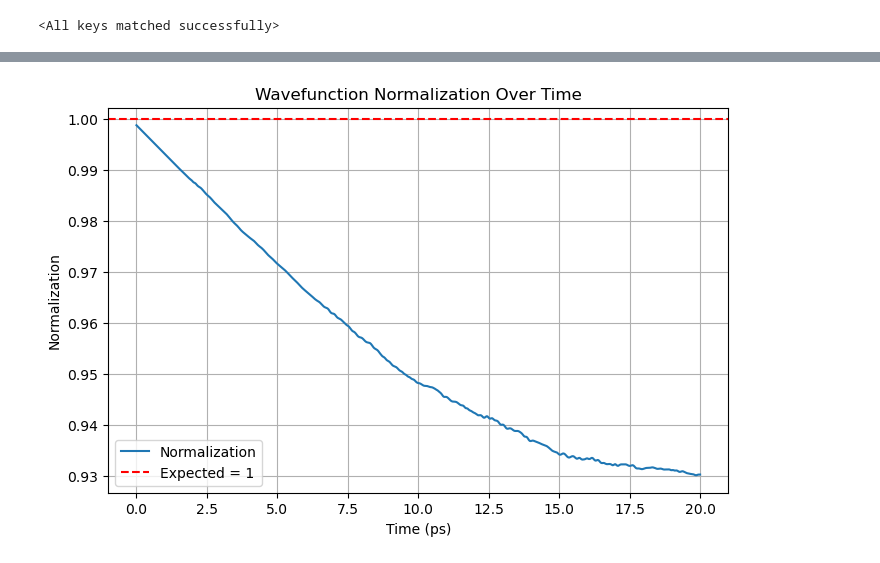
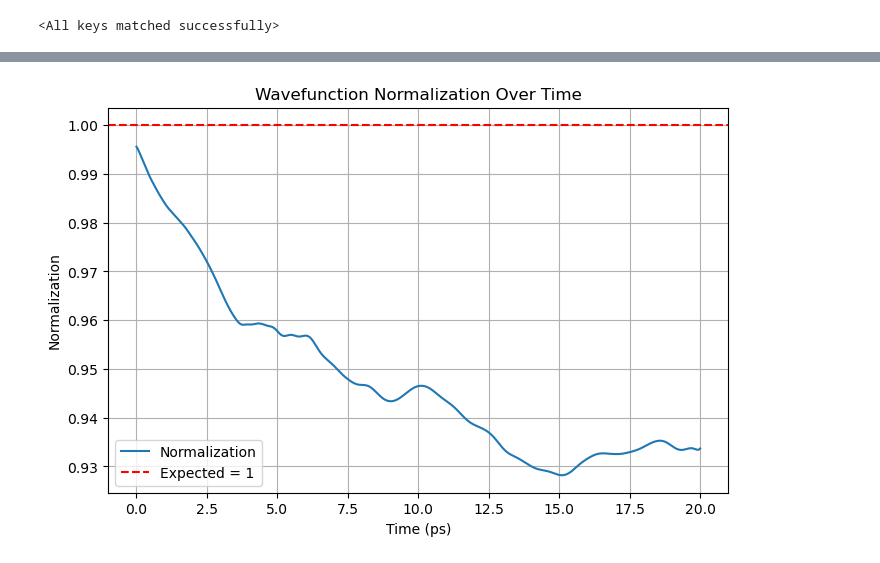
Before and after one commit to thash-jkr/Schrodinger-PINN, a Jupyter notebook: src/model_tester.ipynb, the cells around one changed output, grey strips where cells are left out. Cells and saved outputs as stored; diff of their text form; code cells hidden in the pictures.

```diff
--- a/src/model_tester.ipynb
+++ b/src/model_tester.ipynb
@@ -85,11 +85,11 @@ class PINN(nn.Module):
 
     def generator(self, T_min, T_max):
         t_collocation = np.random.uniform(T_min, T_max, self.n_collocation)
-        x_qd_collocation = np.where(t_collocation < t1, x0, np.where(t_collocation < t1 + (x1 - x0) / vQD, x0 + vQD * (t_collocation - t1), x1))
-        x_collocation = np.random.normal(loc=x_qd_collocation, scale=25.0, size=self.n_collocation)
+        x_qd_collocation = self.x_qd_tanh(t_collocation, np)
+        x_collocation = np.random.normal(loc=x_qd_collocation, scale=30.0, size=self.n_collocation)
 
         x_c = np.where(T_min < t1, x0, np.where(T_min < t1 + (x1 - x0) / vQD, x0 + vQD * (T_min - t1), x1))
-        x_initial = np.random.normal(loc=x_c, scale=25.0, size=self.n_initial)
+        x_initial = np.random.normal(loc=x_c, scale=30.0, size=self.n_initial)
         t_initial = np.full(self.n_initial, T_min)
 
         x_boundary = np.concatenate([np.full(self.n_boundary // 2, x_min), np.full(self.n_boundary // 2, x_max)])
@@ -121,7 +121,7 @@ class PINN(nn.Module):
         dv_dx = torch.autograd.grad(v, x_collocation_torch, grad_outputs=torch.ones_like(v), create_graph=True)[0]
         d2v_dx2 = torch.autograd.grad(dv_dx, x_collocation_torch, grad_outputs=torch.ones_like(dv_dx), create_graph=True)[0]
 
-        xqd_arr = torch.where(t_collocation_torch < t1, x0, torch.where(t_collocation_torch < t1 + (x1 - x0) / vQD, x0 + vQD * (t_collocation_torch - t1), x1))
+        xqd_arr = self.x_qd_tanh(t_collocation_torch, torch)
 
         real = -hbar * dv_dt + ((hbar ** 2) / (2 * m)) * d2u_dx2 - 0.5 * m * (omega ** 2) * ((x_collocation_torch - xqd_arr) ** 2) * u
         img = hbar * du_dt + ((hbar ** 2) / (2 * m)) * d2v_dx2 - 0.5 * m * (omega ** 2) * ((x_collocation_torch - xqd_arr) ** 2) * v
@@ -156,13 +156,12 @@ class PINN(nn.Module):
             total_loss = 10 * physics_loss + initial_condition_loss + boundary_condition_loss
 
             total_loss.backward()
-            # torch.nn.utils.clip_grad_norm_(model.parameters(), max_norm=1.0)
             optimizer.step()
             scheduler.step()
 
             history.append({"total_loss": total_loss.item() ,"physics_loss": physics_loss.item(), "initial_condition_loss": initial_condition_loss.item(), "boundary_condition_loss": boundary_condition_loss.item()})
 
-            if epoch % 100 == 0:
+            if epoch % 1000 == 0:
                 print(f"Epoch {epoch}/{epochs}")
                 print(f"Total loss: {total_loss.item():.4e}")
                 print(f"Physics loss: {physics_loss.item():.4e}")
@@ -172,11 +171,11 @@ class PINN(nn.Module):
 
         return history
 # %%
-layers = [2, 512, 512, 512, 512, 512, 512, 512, 512, 512, 512, 512, 512, 2]
+layers = [2, 512, 512, 512, 512, 512, 512, 2]
 # %%
 model = PINN(layers, 0, 20)
 # %%
-model.load_state_dict(torch.load("./results/tanh/model_6.pth", map_location=torch.device(device)))
+model.load_state_dict(torch.load("./results/cont-xqd/model_7.pth", map_location=torch.device(device)))
 # %% [output]
 <All keys matched successfully>
 # %%
@@ -235,6 +234,6 @@ plt.show()
 # %%
-Nx = 600
-Nt = 600
+Nx = 1000
+Nt = 1000
 
 x_values = np.linspace(x_min, x_max, Nx)
 t_values = np.linspace(t_min, t_max, Nt)
@@ -269,21 +268,21 @@ plt.show()
 # %%
 from scipy.integrate import simpson
 
 norms = []
 
-for i in range(600):
+for i in range(1000):
     psi_sq = psi_real_pinn[:, i] ** 2 + psi_img_pinn[:, i] ** 2
     normalization = simpson(psi_sq, x=x_values)
     norms.append(normalization)
 
 plt.figure(figsize=(8,5))
 plt.plot(t_values, norms, '-', label='Normalization')
 plt.axhline(1.0, color='red', linestyle='--', label='Expected = 1')
 plt.xlabel('Time (ps)')
 plt.ylabel('Normalization')
 plt.title('Wavefunction Normalization Over Time')
 plt.legend()
 plt.grid(True)
 plt.show()
 # %% [output]
-[figure, old version]
+[figure, new version]
```
Also changed, not shown: parts of 4 cells of this notebook, 46 other files.
